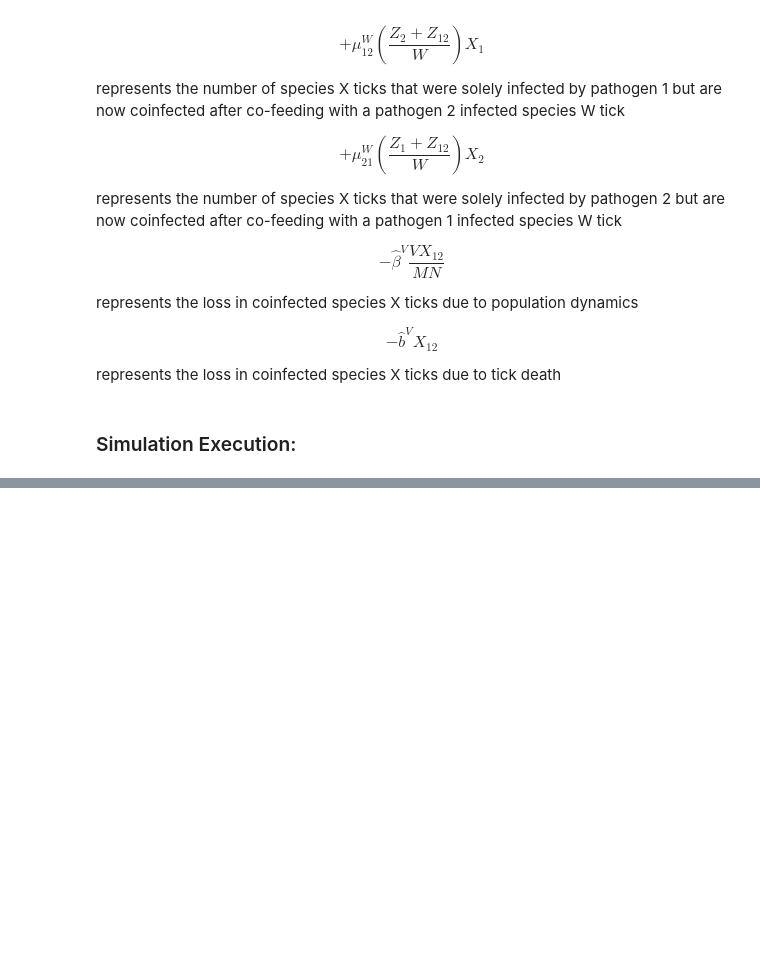
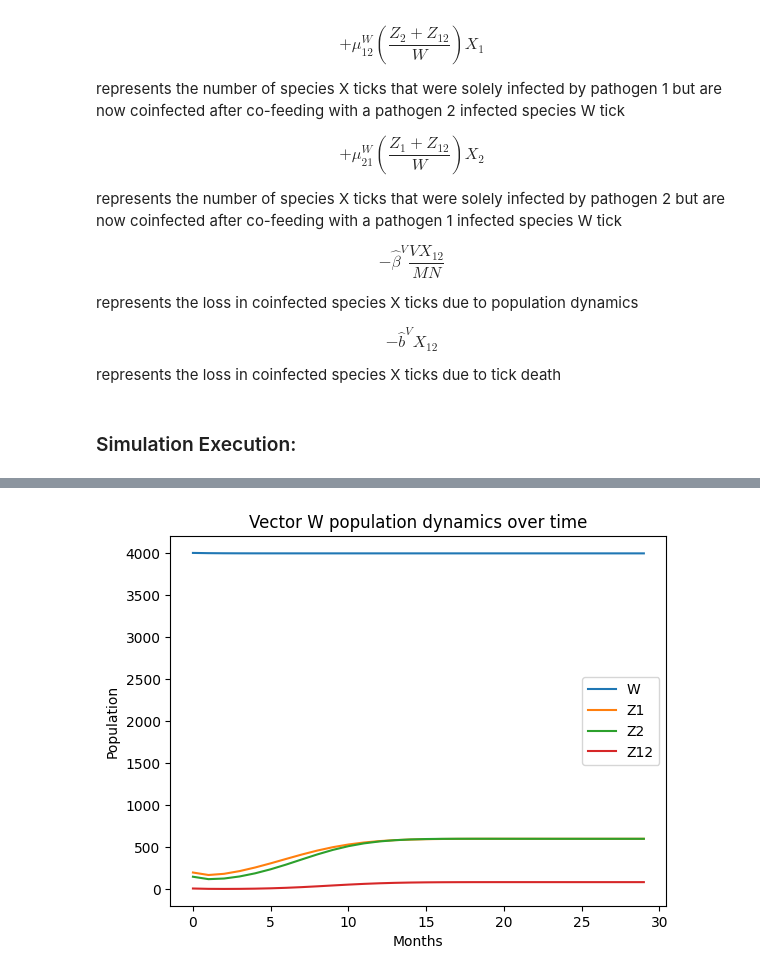
Before and after one commit to hseabolt/vectorborne_SIR, a Jupyter notebook: scripts/model_221/221_analysis.ipynb, the cells around one changed output, grey strips where cells are left out. Saved outputs shown, nothing was run; the diff lists cells and outputs as text; code cells hidden in the pictures; blank space fills up the shorter version.

```diff
--- a/scripts/model_221/221_analysis.ipynb
+++ b/scripts/model_221/221_analysis.ipynb
@@ -312,0 +352,5 @@ initial_states = [20,  1,  0,   0, 40000, 200,  150,  10, 40000, 200, 150, 10]
+# %%
+vectorPlotW221 = results[["W", "Z1", "Z2", "Z12"]].plot(title="Vector W population dynamics over time", xlabel="Months", ylabel="Population")
+vectorPlotW221.get_figure().savefig("vectorPlotW221.png")
+# %% [output]
+[figure, added]
```
Also changed, not shown: parts of 13 cells of this notebook, 5 other files.
